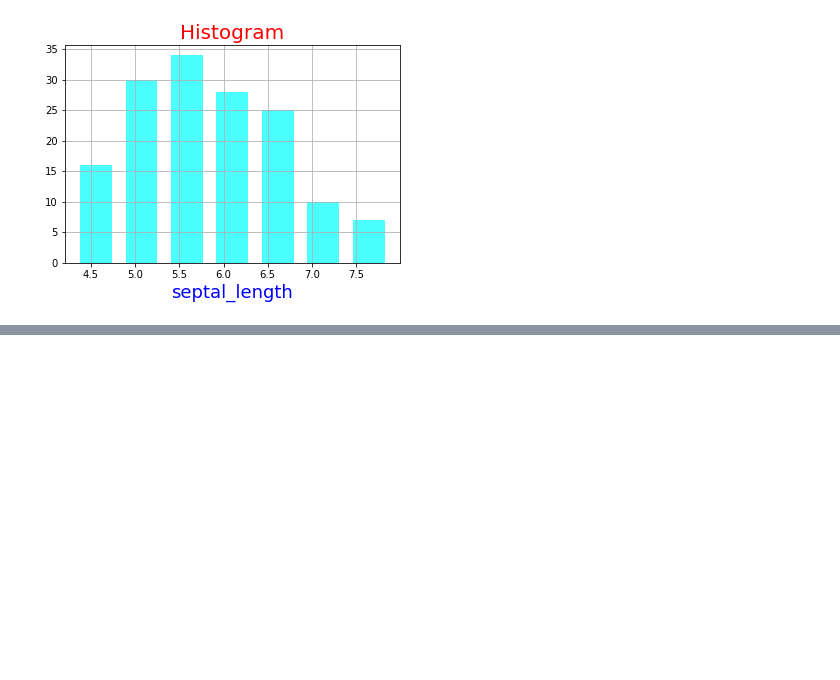
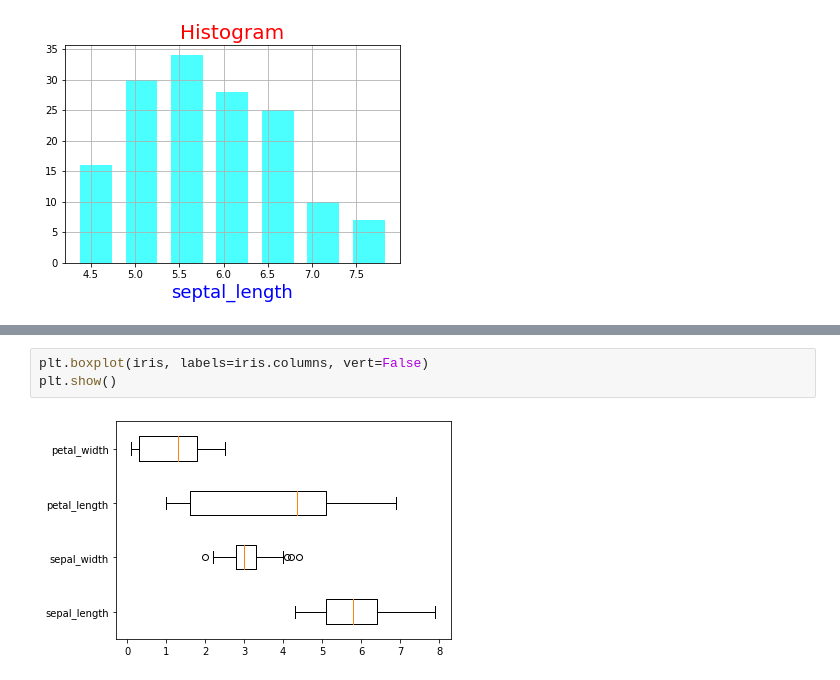
Before and after one commit to hanbinChae/Python-learning-univ, a Jupyter notebook: 빅데이터분석응용/경기과학기술대학교_202263020_채한빈_11주차.ipynb, the cells around one changed output, grey strips where cells are left out. Drawn from its saved outputs; the diff is of its cells as text; blank space fills up the shorter version.

```diff
--- a/빅데이터분석응용/경기과학기술대학교_202263020_채한빈_11주차.ipynb
+++ b/빅데이터분석응용/경기과학기술대학교_202263020_채한빈_11주차.ipynb
@@ -277,0 +313,5 @@ plt.grid()
+# %%
+plt.boxplot(iris, labels=iris.columns, vert=False)
+plt.show()
+# %% [output]
+[figure, added]
```
Also changed, not shown: parts of 17 cells of this notebook.
